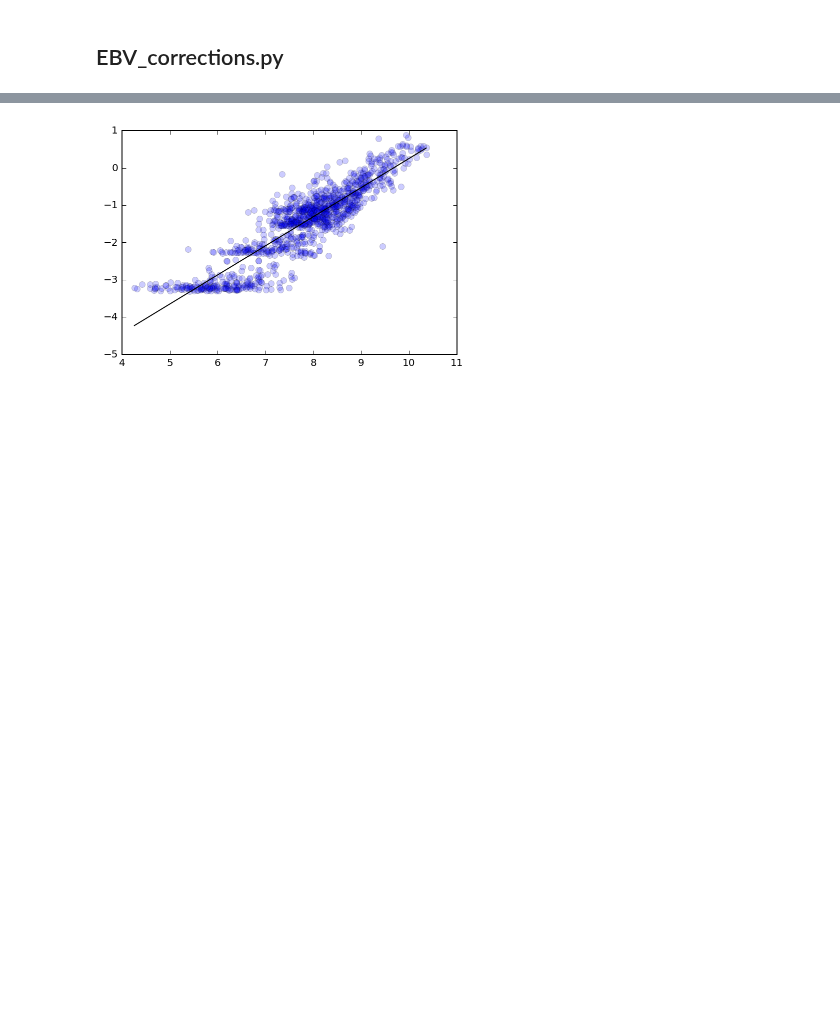
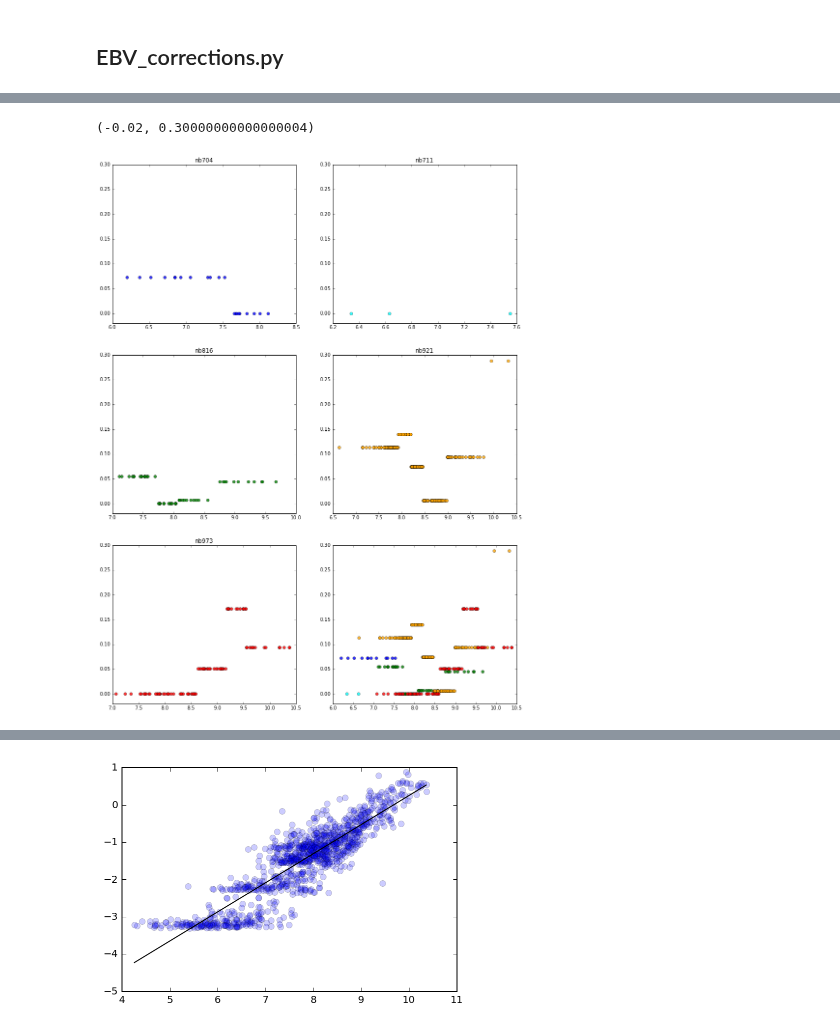
Before and after one commit to kaitshin/LowM_MainSequence, a Jupyter notebook: testing_ebv_+_mainseq_plot_fiddling.ipynb, the cells around one changed output, grey strips where cells are left out. Saved outputs shown, nothing was run; the diff lists cells and outputs as text; code cells hidden in the pictures; blank space fills up the shorter version.

```diff
--- a/testing_ebv_+_mainseq_plot_fiddling.ipynb
+++ b/testing_ebv_+_mainseq_plot_fiddling.ipynb
@@ -737,0 +831,22 @@ corr_tbl
+# %%
+ebv00 = np.array(corr_tbl['EBV'])
+mstar00 = np.array(corr_tbl['stlr_mass'])
+
+gg = np.where(ebv00 > 0)[0]
+
+ebv01 = ebv00[gg]
+mstar01 = mstar00[gg]
+zspec01 = np.array(corr_tbl['zspec0'])[gg]
+
+zz = np.array([x for x in range(len(zspec01)) if zspec01[x] > 0 and zspec01[x] < 9])
+
+ebv02 = ebv01[zz]
+mstar02 = mstar01[zz]
+zspec02 = zspec01[zz]
+filt02 = np.array(corr_tbl['filt'][gg][zz])
+# %%
+aa = np.where((corr_tbl['filt']=='NB704') & (corr_tbl['zspec0'] > 0) & (corr_tbl['zspec0'] < 9))
+bb = np.where((corr_tbl['filt']=='NB711') & (corr_tbl['zspec0'] > 0) & (corr_tbl['zspec0'] < 9))
+cc = np.where((corr_tbl['filt']=='NB816') & (corr_tbl['zspec0'] > 0) & (corr_tbl['zspec0'] < 9))
+dd = np.where((corr_tbl['filt']=='NB921') & (corr_tbl['zspec0'] > 0) & (corr_tbl['zspec0'] < 9))
+ee = np.where((corr_tbl['filt']=='NB973') & (corr_tbl['zspec0'] > 0) & (corr_tbl['zspec0'] < 9))
@@ -737,0 +859,21 @@ corr_tbl
+# %%
+f, axes = plt.subplots(3,2)
+f.set_size_inches(15,20)
+
+axarr = np.ndarray.flatten(axes)
+
+for ax, ii, lab, color in zip(axarr, [aa,bb,cc,dd,ee],
+                         ['nb704','nb711','nb816','nb921','nb973'], ['blue','cyan','green','orange','red']):
+    ax.plot(mstar00[ii], ebv00[ii], color, marker='o', ls='None', label=lab, alpha=0.8)
+    ax.set_ylim([-0.02, 0.3])
+    ax.set_title(lab)
+
+axarr[-1].plot(mstar00[aa], ebv00[aa], 'blue', marker='o', ls='None', label='nb704', alpha=0.8)
+axarr[-1].plot(mstar00[bb], ebv00[bb], 'cyan', marker='o', ls='None', label='nb711', alpha=0.8)
+axarr[-1].plot(mstar00[cc], ebv00[cc], 'green', marker='o', ls='None', label='nb816', alpha=0.8)
+axarr[-1].plot(mstar00[dd], ebv00[dd], 'orange', marker='o', ls='None', label='nb921', alpha=0.8)
+axarr[-1].plot(mstar00[ee], ebv00[ee], 'red', marker='o', ls='None', label='nb973', alpha=0.8)
+axarr[-1].set_ylim(ymin=-0.02)
+# %% [output]
+(-0.02, 0.30000000000000004)
+[figure, added]
```
Also changed, not shown: parts of 18 cells of this notebook.
